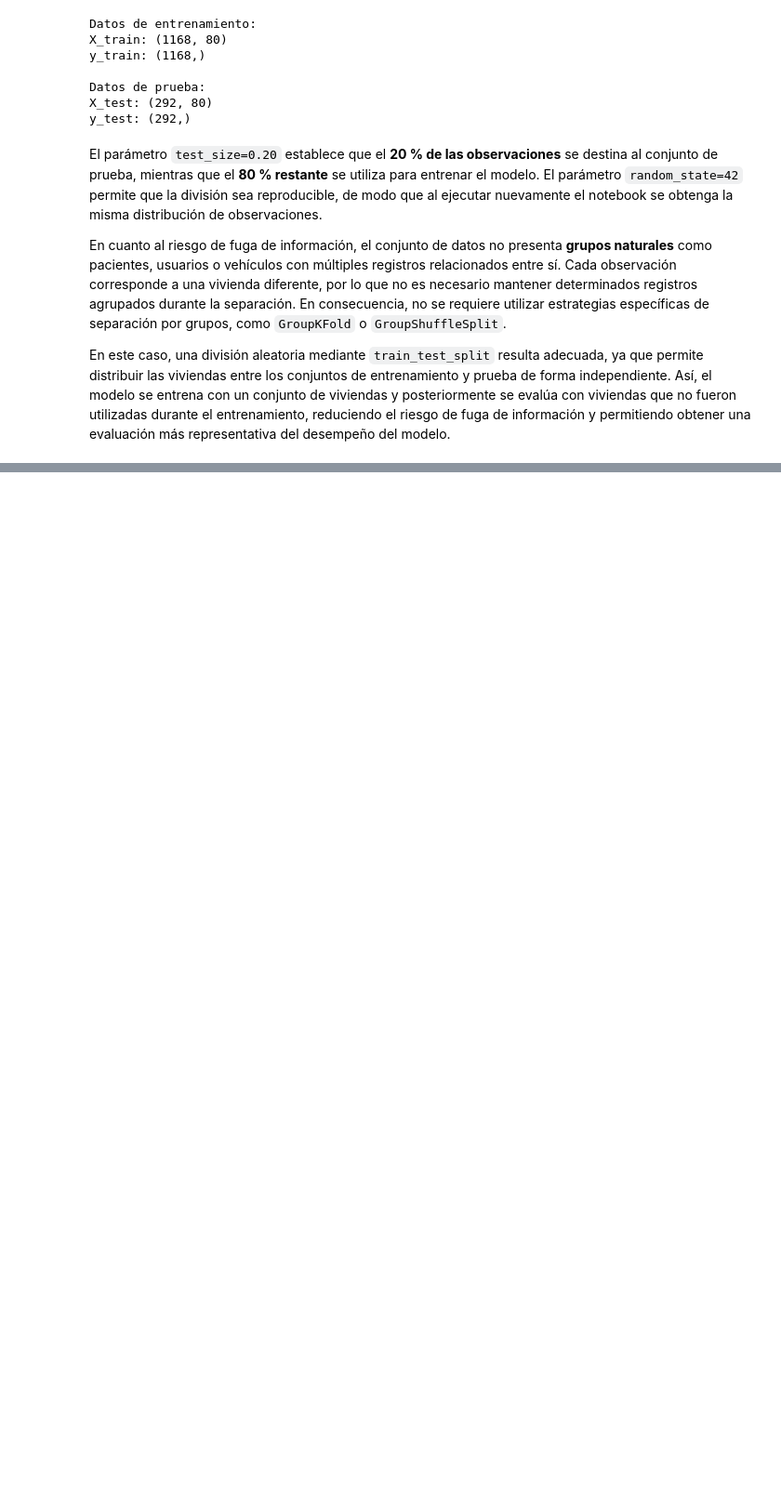
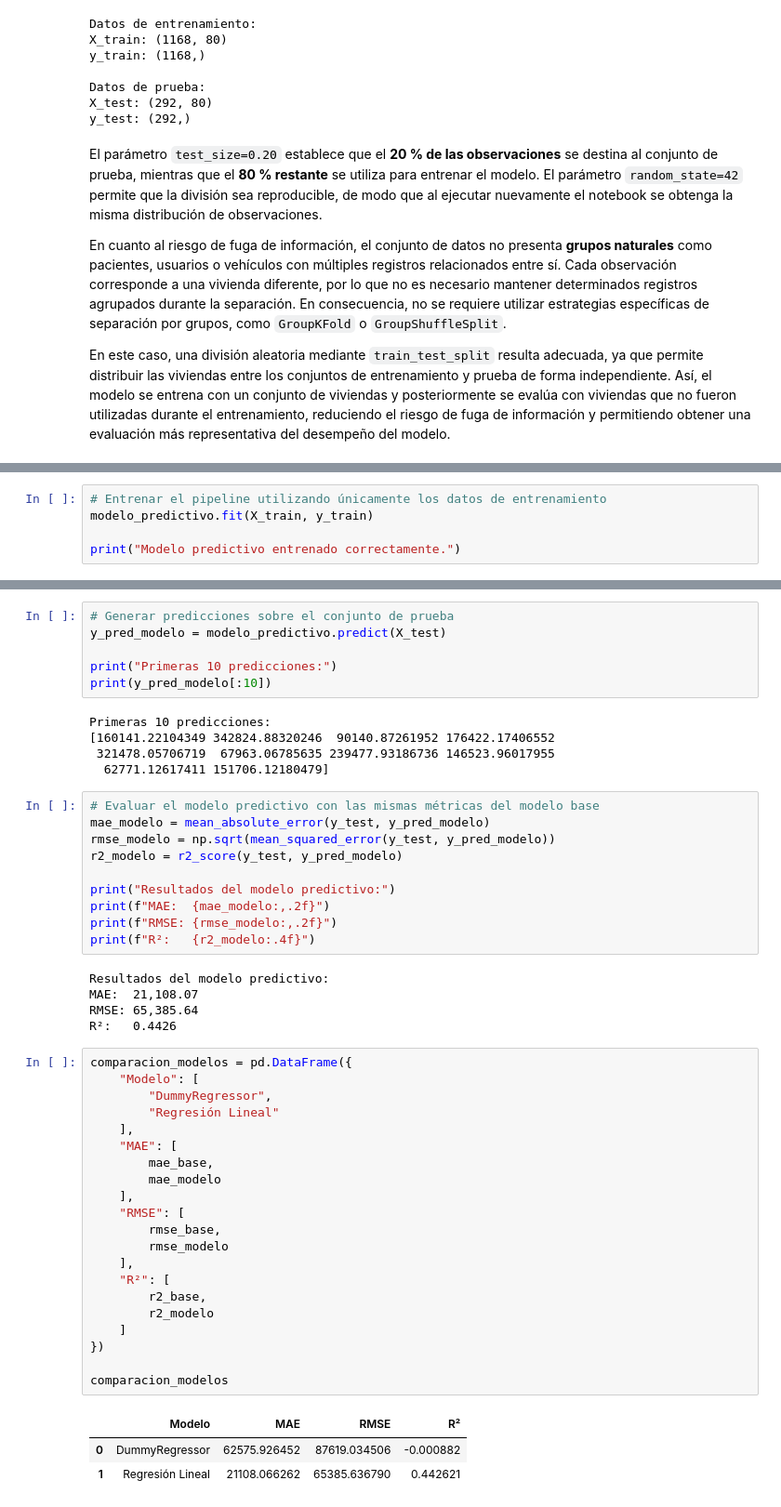
Before and after one commit to isabellasanchezmejia11-11/house-prices-modelos-simulacion, a Jupyter notebook: fase-1/notebook.ipynb, the cells around one changed output, grey strips where cells are left out. Shown at 93% size. Saved outputs shown, nothing was run; the diff lists cells and outputs as text; blank space fills up the shorter version.

Commit message:
feat: implementar modelo base y modelo predictivo

```diff
--- a/fase-1/notebook.ipynb
+++ b/fase-1/notebook.ipynb
@@ -665,0 +806,5 @@ Con estas medidas se busca garantizar que el modelo sea entrenado únicamente co
+# %%
+# Entrenar el pipeline utilizando únicamente los datos de entrenamiento
+modelo_predictivo.fit(X_train, y_train)
+
+print("Modelo predictivo entrenado correctamente.")
@@ -665,0 +819,51 @@ Con estas medidas se busca garantizar que el modelo sea entrenado únicamente co
+# %%
+# Generar predicciones sobre el conjunto de prueba
+y_pred_modelo = modelo_predictivo.predict(X_test)
+
+print("Primeras 10 predicciones:")
+print(y_pred_modelo[:10])
+# %% [output]
+Primeras 10 predicciones:
+[160141.22104349 342824.88320246  90140.87261952 176422.17406552
+ 321478.05706719  67963.06785635 239477.93186736 146523.96017955
+  62771.12617411 151706.12180479]
+# %%
+# Evaluar el modelo predictivo con las mismas métricas del modelo base
+mae_modelo = mean_absolute_error(y_test, y_pred_modelo)
+rmse_modelo = np.sqrt(mean_squared_error(y_test, y_pred_modelo))
+r2_modelo = r2_score(y_test, y_pred_modelo)
+
+print("Resultados del modelo predictivo:")
+print(f"MAE:  {mae_modelo:,.2f}")
+print(f"RMSE: {rmse_modelo:,.2f}")
+print(f"R²:   {r2_modelo:.4f}")
+# %% [output]
+Resultados del modelo predictivo:
+MAE:  21,108.07
+RMSE: 65,385.64
+R²:   0.4426
+# %%
+comparacion_modelos = pd.DataFrame({
+    "Modelo": [
+        "DummyRegressor",
+        "Regresión Lineal"
+    ],
+    "MAE": [
+        mae_base,
+        mae_modelo
+    ],
+    "RMSE": [
+        rmse_base,
+        rmse_modelo
+    ],
+    "R²": [
+        r2_base,
+        r2_modelo
+    ]
+})
+
+comparacion_modelos
+# %% [output]
+|  | Modelo | MAE | RMSE | R² |
+| 0 | DummyRegressor | 62575.926452 | 87619.034506 | -0.000882 |
+| 1 | Regresión Lineal | 21108.066262 | 65385.636790 | 0.442621 |
```
Also changed, not shown: parts of 20 cells of this notebook.
